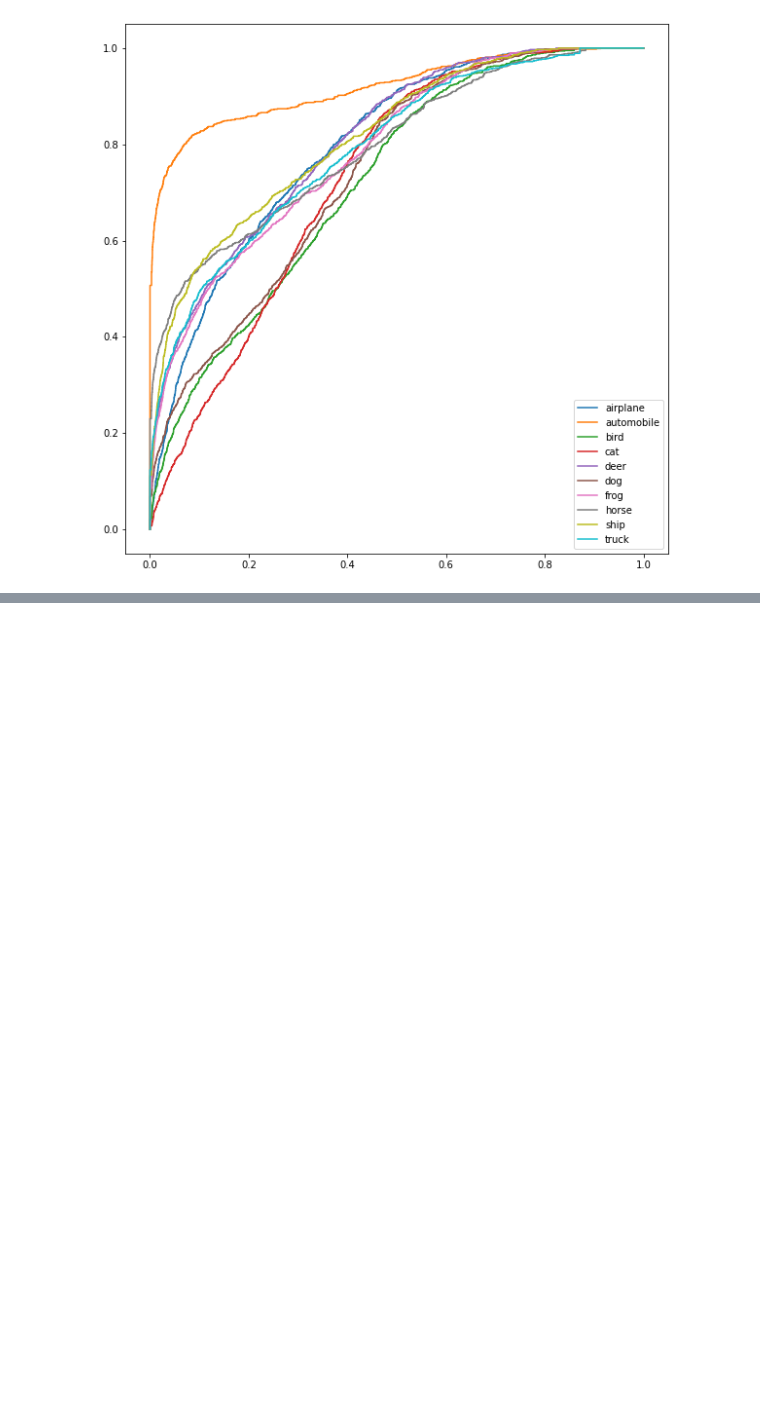
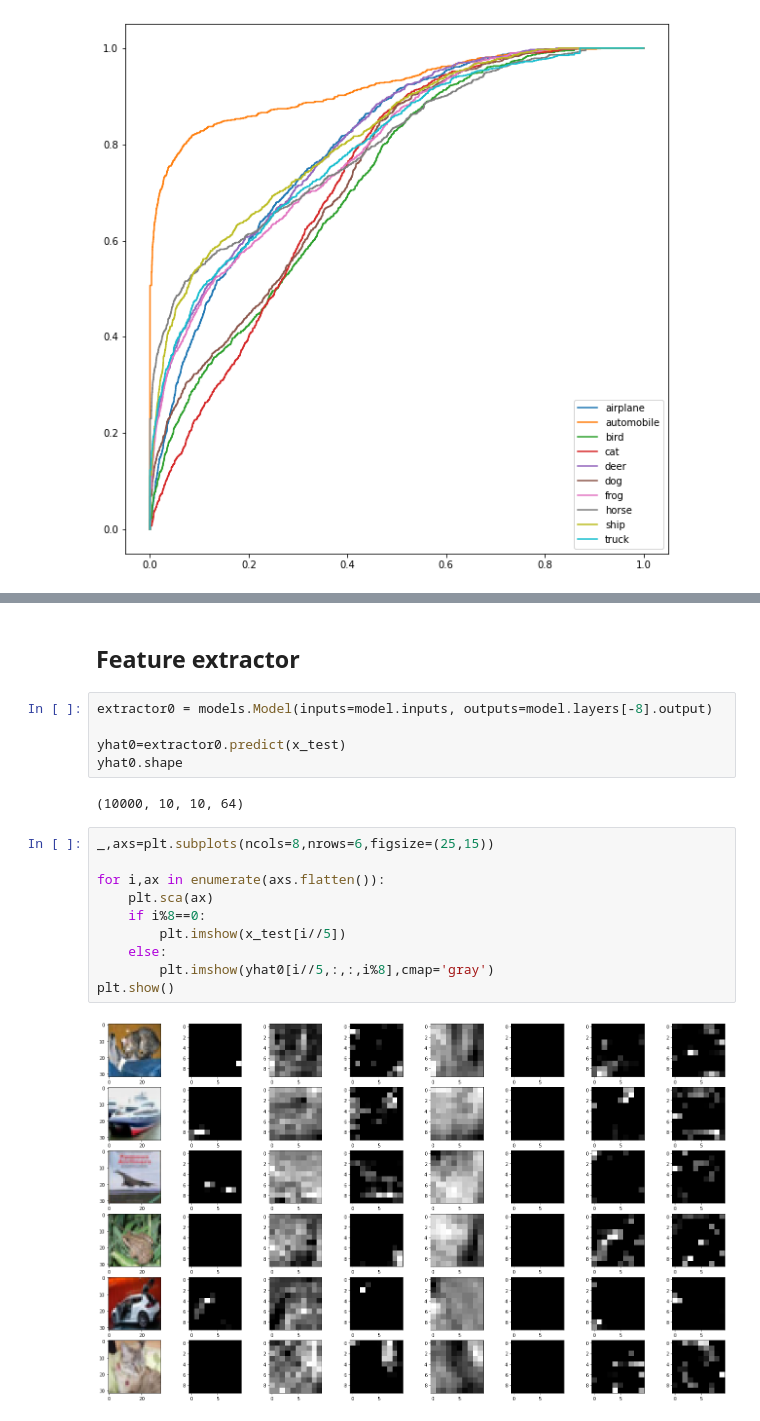
Before and after one commit to BDouchet/SDATA, a Jupyter notebook: NeuralNetworks.ipynb, the cells around one changed output, grey strips where cells are left out. Drawn from its saved outputs; the diff is of its cells as text; blank space fills up the shorter version.

```diff
--- a/NeuralNetworks.ipynb
+++ b/NeuralNetworks.ipynb
@@ -260,0 +318,21 @@ plt.show()
+# %% [markdown]
+## Feature extractor
+# %%
+extractor0 = models.Model(inputs=model.inputs, outputs=model.layers[-8].output)
+
+yhat0=extractor0.predict(x_test)
+yhat0.shape
+# %% [output]
+(10000, 10, 10, 64)
+# %%
+_,axs=plt.subplots(ncols=8,nrows=6,figsize=(25,15))
+
+for i,ax in enumerate(axs.flatten()):
+    plt.sca(ax)
+    if i%8==0:
+        plt.imshow(x_test[i//5])
+    else:
+        plt.imshow(yhat0[i//5,:,:,i%8],cmap='gray')
+plt.show()
+# %% [output]
+[figure, added]
```
Also changed, not shown: parts of 23 cells of this notebook.
